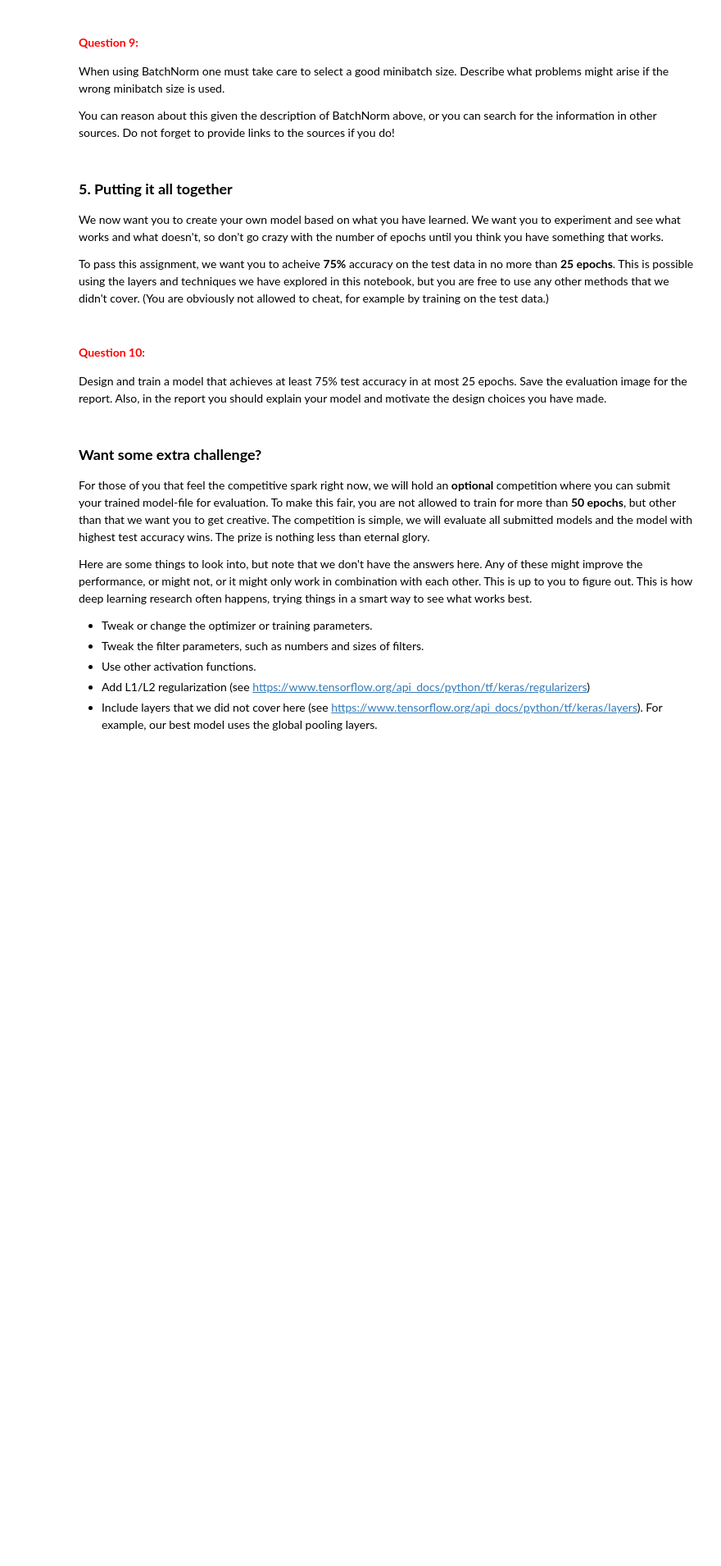
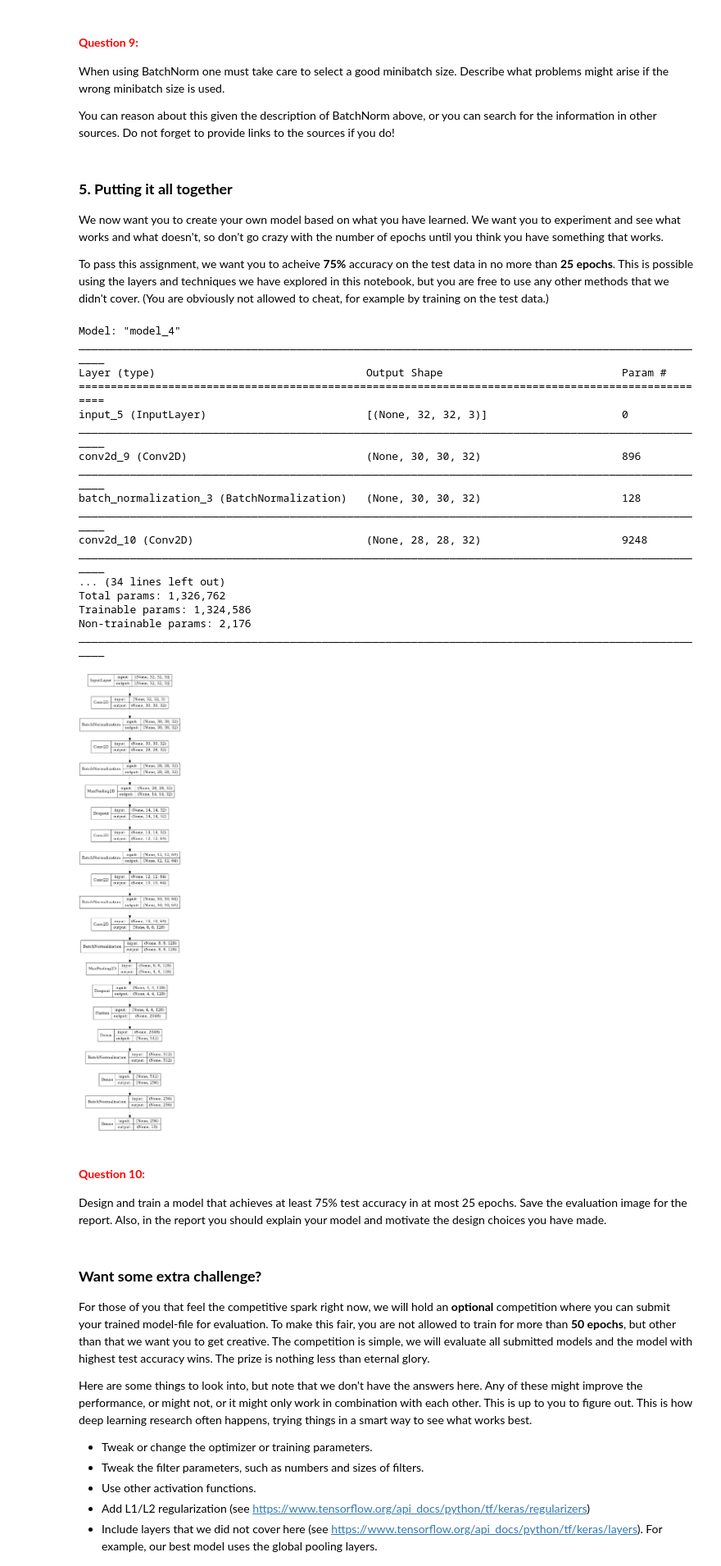
Before and after one commit to chayansraj/Neural-Networks-and-Learning-Systems, a Jupyter notebook: A2_DeepLearning/CIFAR10-Lab.ipynb, the cells around one changed output. Shown at 82% size. Drawn from its saved outputs; the diff is of its cells as text; code cells hidden in the pictures; blank space fills up the shorter version.

```diff
--- a/A2_DeepLearning/CIFAR10-Lab.ipynb
+++ b/A2_DeepLearning/CIFAR10-Lab.ipynb
@@ -235,16 +392,54 @@ To pass this assignment, we want you to acheive **75%** accuracy on the test dat
 # %%
 from tensorflow.keras.utils import plot_model
 
 x_in = Input(shape=X_train.shape[1:])
 
 # === Add your code here ===
-
+x = Conv2D(32, kernel_size=(3, 3))(x_in)
+x = BatchNormalization(momentum=0.99)(x)
+x = Conv2D(32, kernel_size=(3, 3))(x)
+x = BatchNormalization(momentum=0.99)(x)
+x = MaxPooling2D((2, 2))(x)
+x = Dropout(0.25)(x)
+x = Conv2D(64, kernel_size=(3, 3))(x)
+x = BatchNormalization(momentum=0.99)(x)
+x = Conv2D(64, kernel_size=(3, 3))(x)
+x = BatchNormalization(momentum=0.99)(x)
+x = Conv2D(128, kernel_size=(3, 3))(x)
+x = BatchNormalization(momentum=0.99)(x)
+x = MaxPooling2D((2, 2))(x)
+x = Dropout(0.45)(x)
+x = Flatten()(x)
+x = Dense(512, activation="swish")(x)
+x = BatchNormalization(momentum=0.99)(x)
+x = Dense(256, activation="swish")(x)
+x = BatchNormalization(momentum=0.99)(x)
+x = Dense(10, activation = "softmax")(x)
 # ==========================
 
 model = Model(inputs=x_in, outputs=x)
 
 sgd = SGD(lr=0.01, decay=1e-6, momentum=0.9, nesterov=True)
 model.compile(loss='categorical_crossentropy', metrics=['accuracy'], optimizer=sgd)
 model.summary(100)
 plot_model(model, show_shapes=True, show_layer_names=False)
+# %% [output]
+Model: "model_4"
+____________________________________________________________________________________________________
+Layer (type)                                 Output Shape                            Param #
+====================================================================================================
+input_5 (InputLayer)                         [(None, 32, 32, 3)]                     0
+____________________________________________________________________________________________________
+conv2d_9 (Conv2D)                            (None, 30, 30, 32)                      896
+____________________________________________________________________________________________________
+batch_normalization_3 (BatchNormalization)   (None, 30, 30, 32)                      128
+____________________________________________________________________________________________________
+conv2d_10 (Conv2D)                           (None, 28, 28, 32)                      9248
+____________________________________________________________________________________________________
+... (34 lines left out)
+Total params: 1,326,762
+Trainable params: 1,324,586
+Non-trainable params: 2,176
+____________________________________________________________________________________________________
+[figure, added]
 # %%
```
Also changed, not shown: parts of 20 cells of this notebook, 51 other files.
